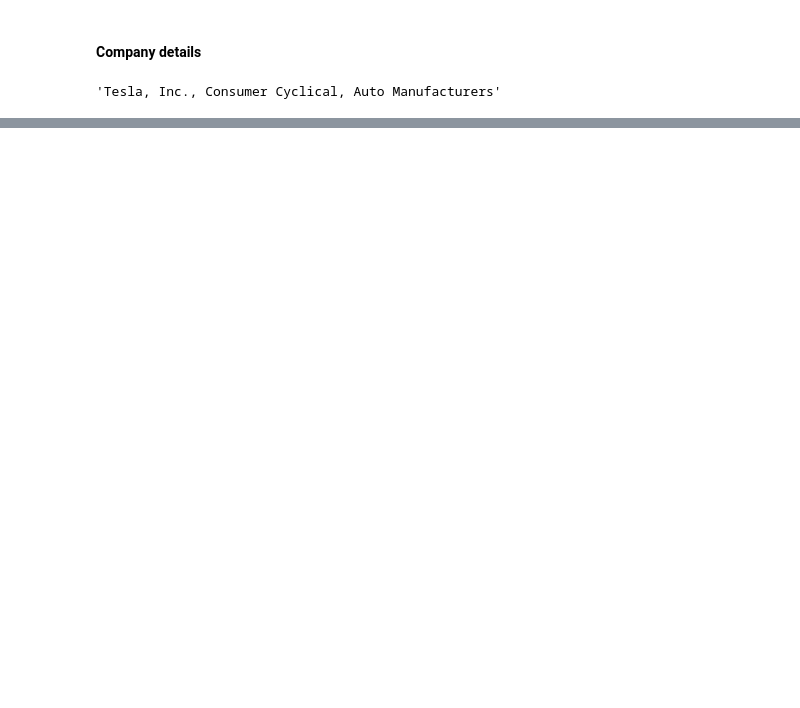
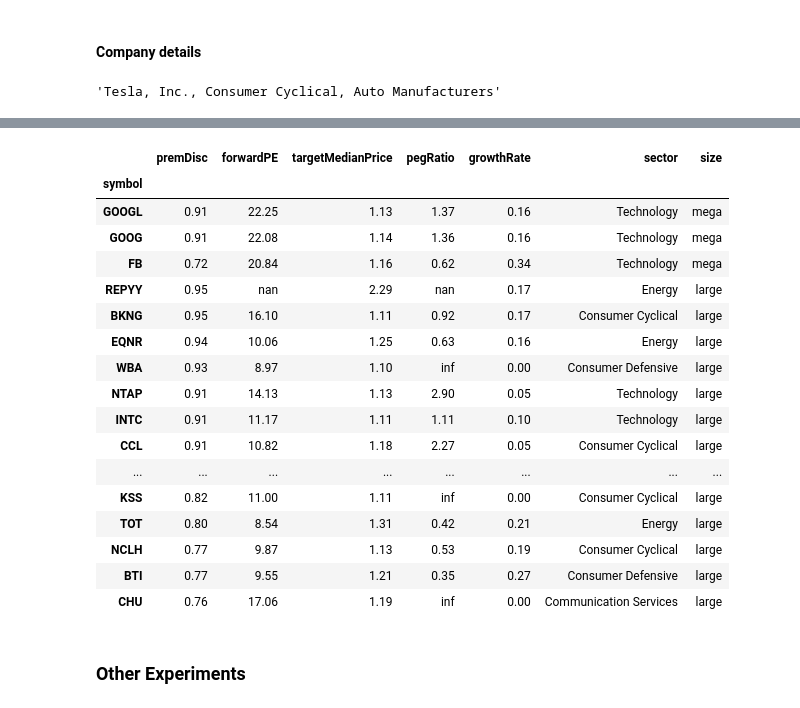
Before and after one commit to webclinic017/inception, a Jupyter notebook: notebooks/ML_insights_new.ipynb, the cells around one changed output, grey strips where cells are left out. Saved outputs shown, nothing was run; the diff lists cells and outputs as text; code cells hidden in the pictures; blank space fills up the shorter version.

```diff
--- a/notebooks/ML_insights_new.ipynb
+++ b/notebooks/ML_insights_new.ipynb
@@ -374,0 +549,24 @@ quotes.loc[ticker]
+# %%
+iv_df.loc[:, iv_show + ['sector', 'size']].sort_values(
+    by=['size', 'premDisc', 'sector'], ascending=False).head(20)
+# %% [output]
+|  | premDisc | forwardPE | targetMedianPrice | pegRatio | growthRate | sector | size |
+| symbol |  |  |  |  |  |  |  |
+| GOOGL | 0.91 | 22.25 | 1.13 | 1.37 | 0.16 | Technology | mega |
+| GOOG | 0.91 | 22.08 | 1.14 | 1.36 | 0.16 | Technology | mega |
+| FB | 0.72 | 20.84 | 1.16 | 0.62 | 0.34 | Technology | mega |
+| REPYY | 0.95 | nan | 2.29 | nan | 0.17 | Energy | large |
+| BKNG | 0.95 | 16.10 | 1.11 | 0.92 | 0.17 | Consumer Cyclical | large |
+| EQNR | 0.94 | 10.06 | 1.25 | 0.63 | 0.16 | Energy | large |
+| WBA | 0.93 | 8.97 | 1.10 | inf | 0.00 | Consumer Defensive | large |
+| NTAP | 0.91 | 14.13 | 1.13 | 2.90 | 0.05 | Technology | large |
+| INTC | 0.91 | 11.17 | 1.11 | 1.11 | 0.10 | Technology | large |
+| CCL | 0.91 | 10.82 | 1.18 | 2.27 | 0.05 | Consumer Cyclical | large |
+| ... | ... | ... | ... | ... | ... | ... | ... |
+| KSS | 0.82 | 11.00 | 1.11 | inf | 0.00 | Consumer Cyclical | large |
+| TOT | 0.80 | 8.54 | 1.31 | 0.42 | 0.21 | Energy | large |
+| NCLH | 0.77 | 9.87 | 1.13 | 0.53 | 0.19 | Consumer Cyclical | large |
+| BTI | 0.77 | 9.55 | 1.21 | 0.35 | 0.27 | Consumer Defensive | large |
+| CHU | 0.76 | 17.06 | 1.19 | inf | 0.00 | Communication Services | large |
+# %% [markdown]
+### Other Experiments
```
Also changed, not shown: parts of 31 cells of this notebook.
